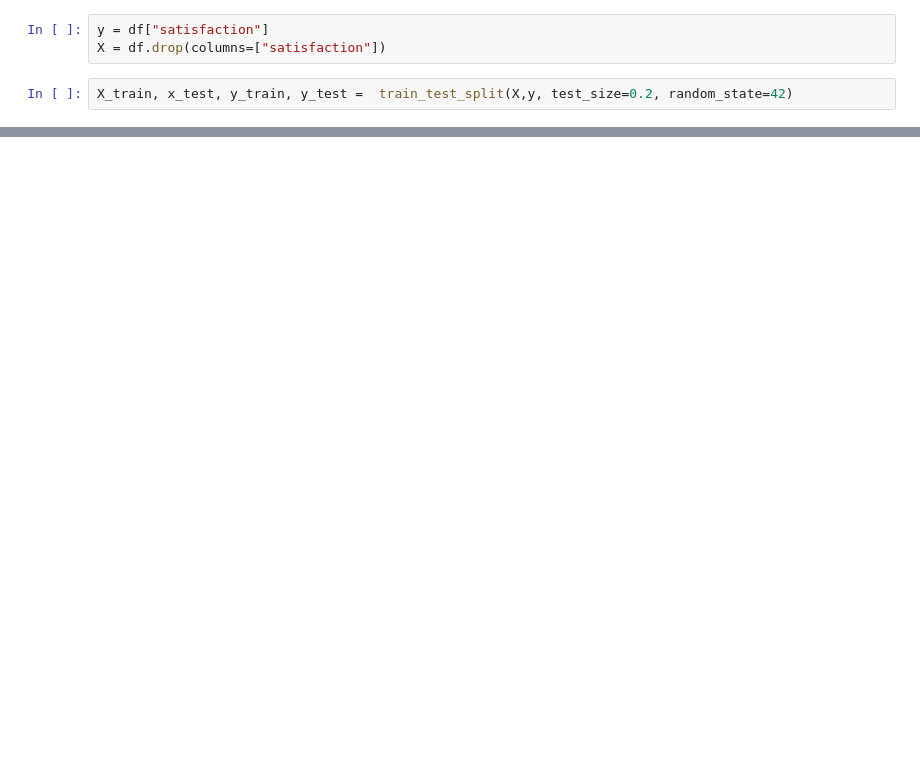
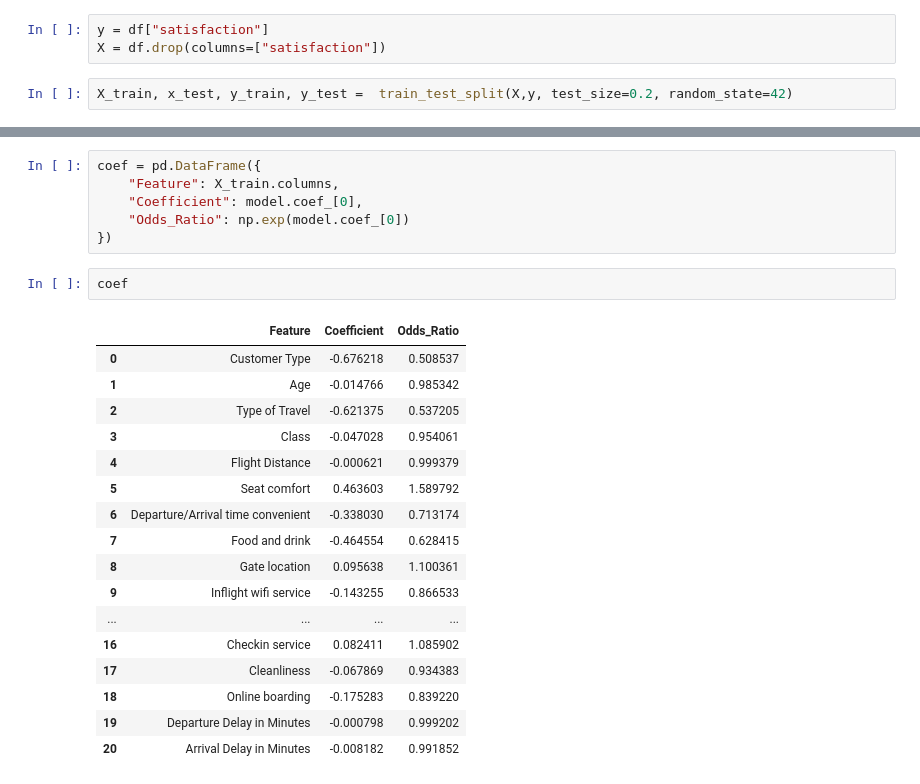
Before and after one commit to henorch/logistic_regression, a Jupyter notebook: logistic_reg.ipynb, the cells around one changed output, grey strips where cells are left out. Drawn from its saved outputs; the diff is of its cells as text; blank space fills up the shorter version.

```diff
--- a/logistic_reg.ipynb
+++ b/logistic_reg.ipynb
@@ -127,0 +168,26 @@ LogisticRegression does not accept missing values encoded as NaN natively. For s
+# %%
+coef = pd.DataFrame({
+    "Feature": X_train.columns,
+    "Coefficient": model.coef_[0],
+    "Odds_Ratio": np.exp(model.coef_[0])
+})
+# %%
+coef
+# %% [output]
+|  | Feature | Coefficient | Odds_Ratio |
+| 0 | Customer Type | -0.676218 | 0.508537 |
+| 1 | Age | -0.014766 | 0.985342 |
+| 2 | Type of Travel | -0.621375 | 0.537205 |
+| 3 | Class | -0.047028 | 0.954061 |
+| 4 | Flight Distance | -0.000621 | 0.999379 |
+| 5 | Seat comfort | 0.463603 | 1.589792 |
+| 6 | Departure/Arrival time convenient | -0.338030 | 0.713174 |
+| 7 | Food and drink | -0.464554 | 0.628415 |
+| 8 | Gate location | 0.095638 | 1.100361 |
+| 9 | Inflight wifi service | -0.143255 | 0.866533 |
+| ... | ... | ... | ... |
+| 16 | Checkin service | 0.082411 | 1.085902 |
+| 17 | Cleanliness | -0.067869 | 0.934383 |
+| 18 | Online boarding | -0.175283 | 0.839220 |
+| 19 | Departure Delay in Minutes | -0.000798 | 0.999202 |
+| 20 | Arrival Delay in Minutes | -0.008182 | 0.991852 |
```
Also changed, not shown: parts of 25 cells of this notebook.
